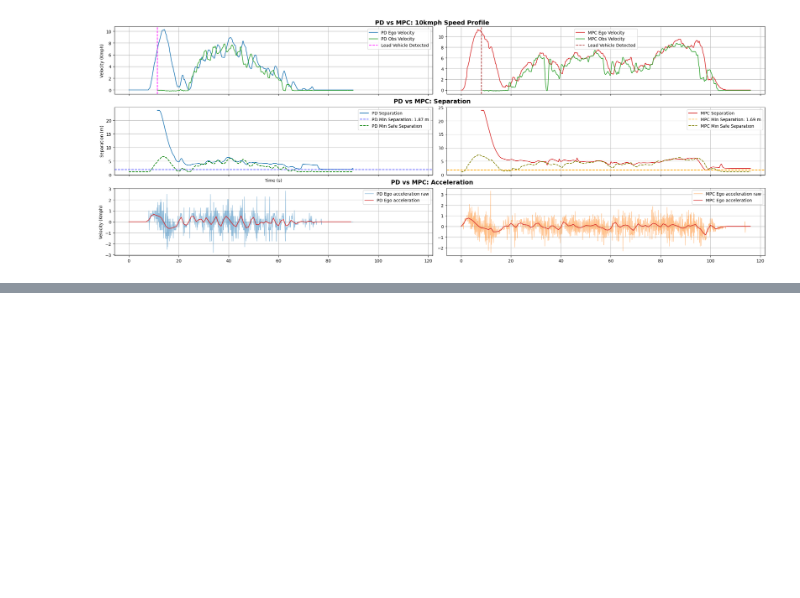
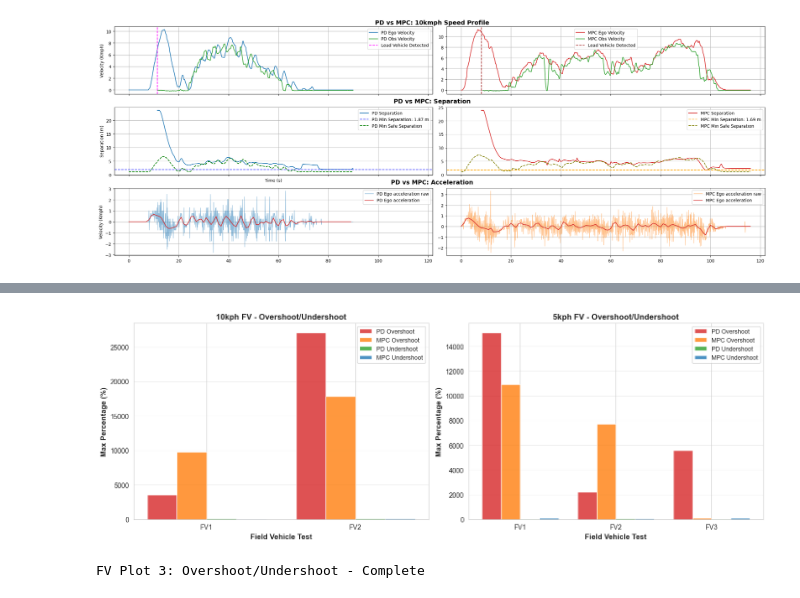
Before and after one commit to Santhosh4888/Adaptive-Cruise-Control, a Jupyter notebook: 9_Vehicle_Testing_Results/Testing_Using_Radar/Plot_Comparisions/PDC_VS_MPC_Comparison_FV.ipynb, the cells around one changed output, grey strips where cells are left out. Cells and saved outputs as stored; diff of their text form; code cells hidden in the pictures; blank space fills up the shorter version.

```diff
--- a/9_Vehicle_Testing_Results/Testing_Using_Radar/Plot_Comparisions/PDC_VS_MPC_Comparison_FV.ipynb
+++ b/9_Vehicle_Testing_Results/Testing_Using_Radar/Plot_Comparisions/PDC_VS_MPC_Comparison_FV.ipynb
@@ -301,0 +625,32 @@ MPC columns: ['Ego_Position(m)', 'Ego_Velocity(m/s)', 'Obs_Position(m)', 'Obs_Ve
+# %%
+# FV PLOT 3: Overshoot/Undershoot Comparison
+fig, axes = plt.subplots(1, 2, figsize=(14, 5))
+
+for idx, speed in enumerate(sorted(metrics_plot_fv_df['Speed'].unique())):
+    speed_data = metrics_plot_fv_df[metrics_plot_fv_df['Speed'] == speed]
+    pd_data = speed_data[speed_data['Type'] == 'PD'].sort_values('Test')
+    mpc_data = speed_data[speed_data['Type'] == 'MPC'].sort_values('Test')
+
+    n_tests = min(len(pd_data), len(mpc_data))
+    x = np.arange(n_tests)
+    width = 0.2
+
+    axes[idx].bar(x - width*1.5, pd_data['Max Overshoot'].values[:n_tests], width, label='PD Overshoot', alpha=0.8, color='#d62728')
+    axes[idx].bar(x - width*0.5, mpc_data['Max Overshoot'].values[:n_tests], width, label='MPC Overshoot', alpha=0.8, color='#ff7f0e')
+    axes[idx].bar(x + width*0.5, pd_data['Max Undershoot'].values[:n_tests], width, label='PD Undershoot', alpha=0.8, color='#2ca02c')
+    axes[idx].bar(x + width*1.5, mpc_data['Max Undershoot'].values[:n_tests], width, label='MPC Undershoot', alpha=0.8, color='#1f77b4')
+
+    axes[idx].set_xlabel('Field Vehicle Test', fontsize=11, fontweight='bold')
+    axes[idx].set_ylabel('Max Percentage (%)', fontsize=11, fontweight='bold')
+    axes[idx].set_title(f'{speed} FV - Overshoot/Undershoot', fontsize=12, fontweight='bold')
+    axes[idx].set_xticks(x)
+    axes[idx].set_xticklabels([f"FV{i+1}" for i in range(n_tests)])
+    axes[idx].legend(fontsize=9)
+    axes[idx].grid(True, alpha=0.3, axis='y')
+
+plt.tight_layout()
+plt.show()
+print("FV Plot 3: Overshoot/Undershoot - Complete")
+# %% [output]
+[figure, added]
+FV Plot 3: Overshoot/Undershoot - Complete
```
Also changed, not shown: parts of 8 cells of this notebook, 2 other files.
